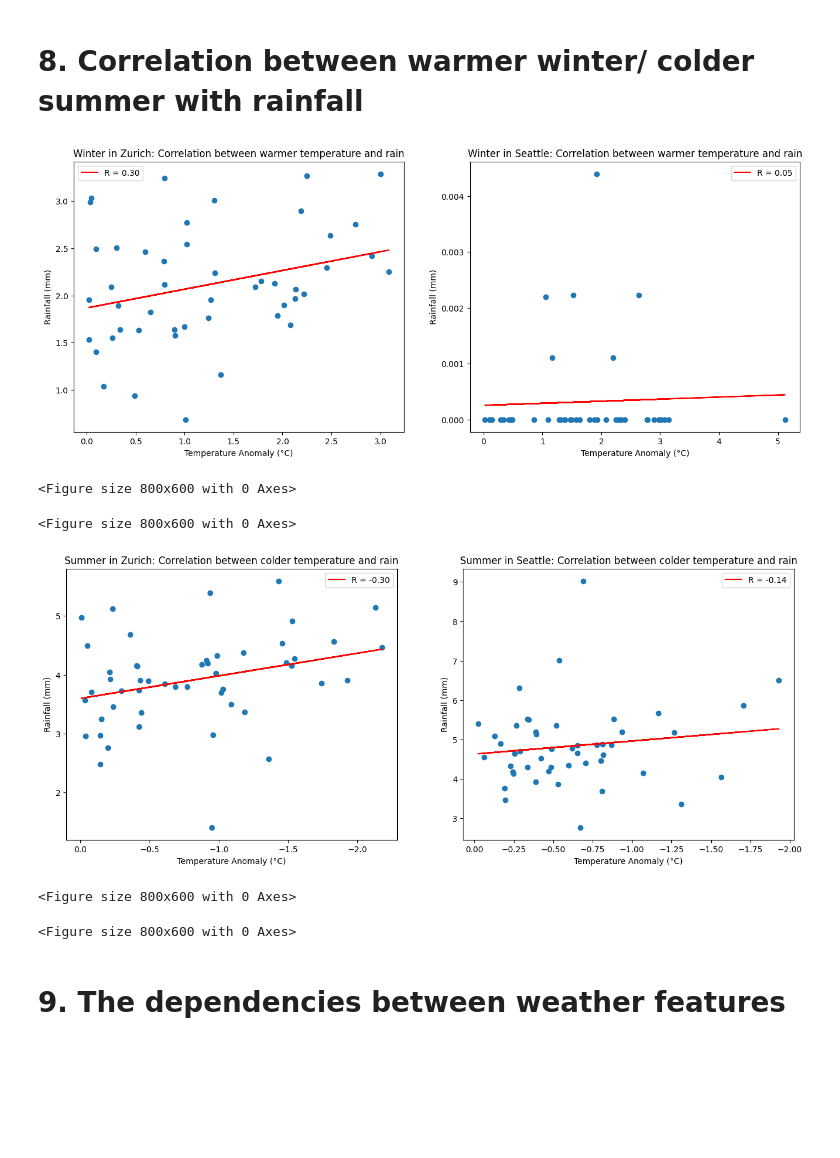
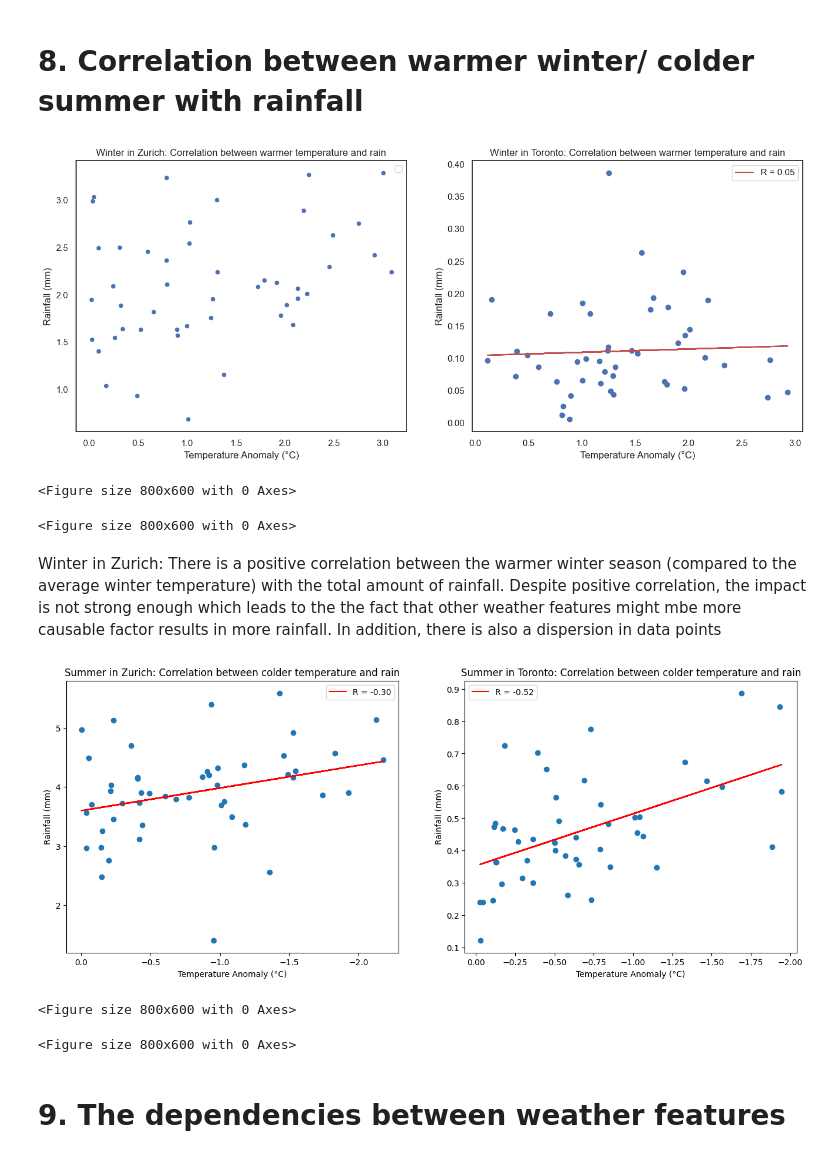
Before and after one commit to Jaffels/CIP_FS25_111, a Jupyter notebook: Nhat.ipynb, the cells around one changed output. Saved outputs shown, nothing was run; the diff lists cells and outputs as text; code cells hidden in the pictures; blank space fills up the shorter version.

```diff
--- a/Nhat.ipynb
+++ b/Nhat.ipynb
@@ -142,70 +143,75 @@ dtype: float64
 # %% [markdown]
 # 8. Correlation between warmer winter/ colder summer with rainfall
 # %%
-fig, (ax1, ax2) = plt.subplots(1, 2, figsize=(16, 6))
+fig, (ax5, ax6) = plt.subplots(1, 2, figsize=(16, 6))
 
 plt.figure(figsize = (8,6))
 x = winter_stats[(winter_stats['warmer_flag'] == 1) & (winter_stats['City'] == 'Zurich')]['temp_anomaly']
 y = winter_stats[(winter_stats['warmer_flag'] == 1) & (winter_stats['City'] == 'Zurich')]['rain_sum']
-slope, intercept, r_value, p_value, std_err = linregress(x, y)
-ax1.scatter(x,y)
-ax1.plot(x, intercept + slope * x, 'r', label=f'R = {r_value:.2f}')
-ax1.set_xlabel('Temperature Anomaly (°C)')
-ax1.set_ylabel('Rainfall (mm)')
-ax1.legend()
-ax1.set_title('Winter in Zurich: Correlation between warmer temperature and rain')
+
+sns.scatterplot(x = x, y = y, ax = ax5)
+
+ax5.set_xlabel('Temperature Anomaly (°C)')
+ax5.set_ylabel('Rainfall (mm)')
+ax5.legend()
+ax5.set_title('Winter in Zurich: Correlation between warmer temperature and rain')
 
 
 plt.figure(figsize = (8,6))
-a = winter_stats[(winter_stats['warmer_flag'] == 1) & (winter_stats['City'] == 'Seattle')]['temp_anomaly']
-b = winter_stats[(winter_stats['warmer_flag'] == 1) & (winter_stats['City'] == 'Seattle')]['rain_sum']
+a = winter_stats[(winter_stats['warmer_flag'] == 1) & (winter_stats['City'] == 'Toronto')]['temp_anomaly']
+b = winter_stats[(winter_stats['warmer_flag'] == 1) & (winter_stats['City'] == 'Toronto')]['rain_sum']
+
 slope, intercept, r_value, p_value, std_err = linregress(a, b)
-ax2.scatter(a,b)
-ax2.plot(a, intercept + slope * a, 'r', label=f'R = {r_value:.2f}')
-ax2.set_xlabel('Temperature Anomaly (°C)')
-ax2.set_ylabel('Rainfall (mm)')
-ax2.legend()
-ax2.set_title('Winter in Seattle: Correlation between warmer temperature and rain')
+ax6.scatter(a,b)
+ax6.plot(a, intercept + slope * a, 'r', label=f'R = {r_value:.2f}')
+
+ax6.set_xlabel('Temperature Anomaly (°C)')
+ax6.set_ylabel('Rainfall (mm)')
+ax6.legend()
+ax6.set_title('Winter in Toronto: Correlation between warmer temperature and rain')
 
 
 plt.tight_layout()
 plt.show()
 # %% [output]
-[figure, old version]
+[figure, new version]
 <Figure size 800x600 with 0 Axes>
 <Figure size 800x600 with 0 Axes>
+# %% [markdown]
+Winter in Zurich:
+There is a positive correlation between the warmer winter season (compared to the average winter temperature) with the total amount of rainfall. Despite positive correlation, the impact is not strong enough which leads to the the fact that other weather features might mbe more causable factor results in more rainfall. In addition, there is also a dispersion in data points
 # %%
-fig, (ax3, ax4) = plt.subplots(1, 2, figsize=(16, 6))
-ax3.invert_xaxis()
-ax4.invert_xaxis()
+fig, (ax7, ax8) = plt.subplots(1, 2, figsize=(16, 6))
+ax7.invert_xaxis()
+ax8.invert_xaxis()
 
 plt.figure(figsize = (8,6))
 c = summer_stats[(summer_stats['colder_flag'] == 1) & (summer_stats['City'] == 'Zurich')]['temp_anomaly']
 d = summer_stats[(summer_stats['colder_flag'] == 1) & (summer_stats['City'] == 'Zurich')]['rain_sum']
 slope, intercept, r_value, p_value, std_err = linregress(c, d)
-ax3.scatter(c,d)
-ax3.plot(c, intercept + slope * c, 'r', label=f'R = {r_value:.2f}')
-ax3.set_xlabel('Temperature Anomaly (°C)')
-ax3.set_ylabel('Rainfall (mm)')
-ax3.legend()
-ax3.set_title('Summer in Zurich: Correlation between colder temperature and rain')
+ax7.scatter(c,d)
+ax7.plot(c, intercept + slope * c, 'r', label=f'R = {r_value:.2f}')
+ax7.set_xlabel('Temperature Anomaly (°C)')
+ax7.set_ylabel('Rainfall (mm)')
+ax7.legend()
+ax7.set_title('Summer in Zurich: Correlation between colder temperature and rain')
 
 
 plt.figure(figsize = (8,6))
-e = summer_stats[(summer_stats['colder_flag'] == 1) & (summer_stats['City'] == 'Seattle')]['temp_anomaly']
-f = summer_stats[(summer_stats['colder_flag'] == 1) & (summer_stats['City'] == 'Seattle')]['rain_sum']
+e = summer_stats[(summer_stats['colder_flag'] == 1) & (summer_stats['City'] == 'Toronto')]['temp_anomaly']
+f = summer_stats[(summer_stats['colder_flag'] == 1) & (summer_stats['City'] == 'Toronto')]['rain_sum']
 slope, intercept, r_value, p_value, std_err = linregress(e, f)
-ax4.scatter(e,f)
-ax4.plot(e, intercept + slope * e, 'r', label=f'R = {r_value:.2f}')
-ax4.set_xlabel('Temperature Anomaly (°C)')
-ax4.set_ylabel('Rainfall (mm)')
-ax4.legend()
-ax4.set_title('Summer in Seattle: Correlation between colder temperature and rain')
+ax8.scatter(e,f)
+ax8.plot(e, intercept + slope * e, 'r', label=f'R = {r_value:.2f}')
+ax8.set_xlabel('Temperature Anomaly (°C)')
+ax8.set_ylabel('Rainfall (mm)')
+ax8.legend()
+ax8.set_title('Summer in Toronto: Correlation between colder temperature and rain')
 
 plt.tight_layout()
 plt.show()
 # %% [output]
-[figure, old version]
+[figure, new version]
 <Figure size 800x600 with 0 Axes>
 <Figure size 800x600 with 0 Axes>
 # %% [markdown]
```
Also changed, not shown: parts of 4 cells of this notebook.
